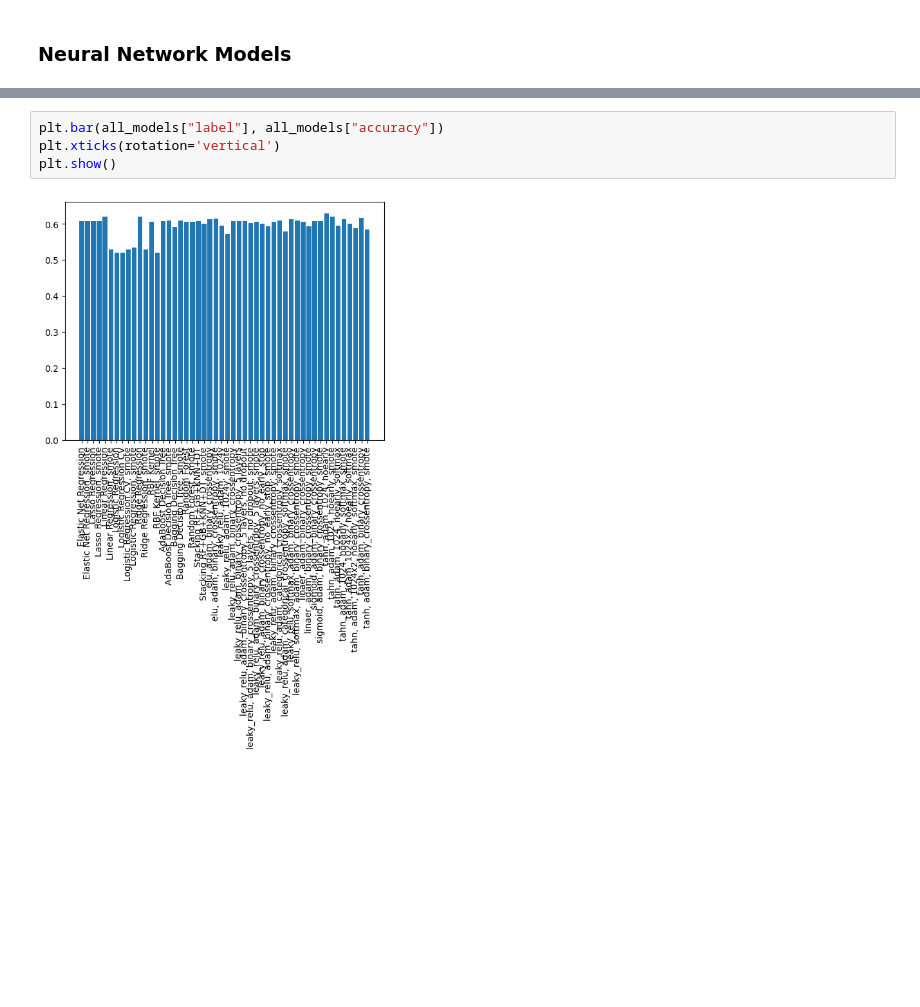
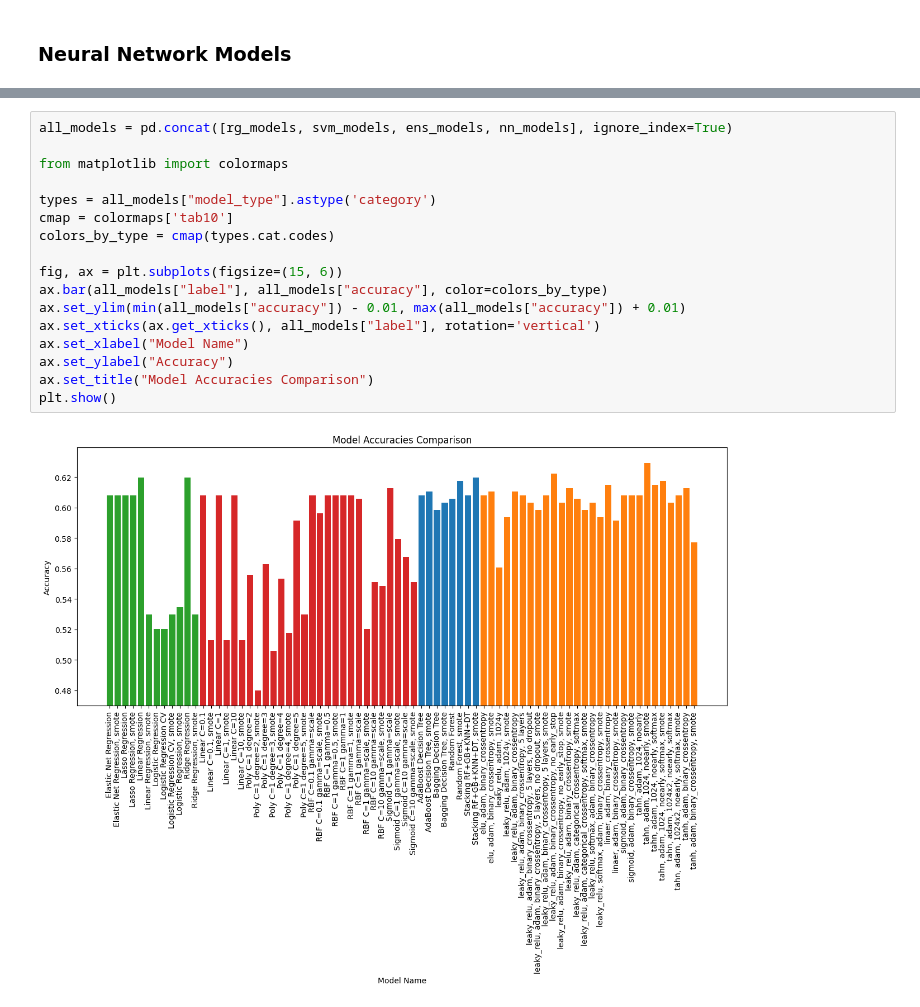
Before and after one commit to julianag27/ml-project, a Jupyter notebook: FinalProject.ipynb, the cells around one changed output, grey strips where cells are left out. Drawn from its saved outputs; the diff is of its cells as text; blank space fills up the shorter version.

```diff
--- a/FinalProject.ipynb
+++ b/FinalProject.ipynb
@@ -276,6 +283,19 @@ plt.show()
 # %%
-plt.bar(all_models["label"], all_models["accuracy"])
-plt.xticks(rotation='vertical')
+all_models = pd.concat([rg_models, svm_models, ens_models, nn_models], ignore_index=True)
+
+from matplotlib import colormaps
+
+types = all_models["model_type"].astype('category')
+cmap = colormaps['tab10']
+colors_by_type = cmap(types.cat.codes)
+
+fig, ax = plt.subplots(figsize=(15, 6))
+ax.bar(all_models["label"], all_models["accuracy"], color=colors_by_type)
+ax.set_ylim(min(all_models["accuracy"]) - 0.01, max(all_models["accuracy"]) + 0.01)
+ax.set_xticks(ax.get_xticks(), all_models["label"], rotation='vertical')
+ax.set_xlabel("Model Name")
+ax.set_ylabel("Accuracy")
+ax.set_title("Model Accuracies Comparison")
 plt.show()
 # %% [output]
-[figure, old version]
+[figure, new version]
```
Also changed, not shown: parts of 10 cells of this notebook, 1 other file.
